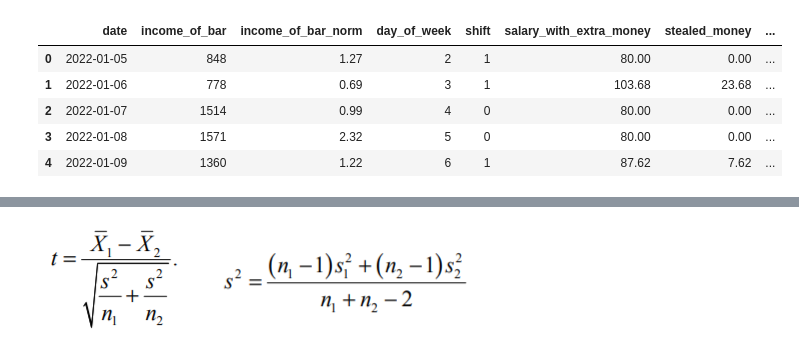
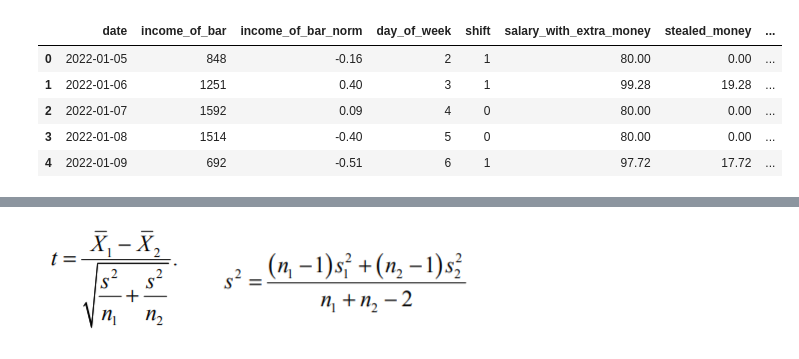
Before and after one commit to Aleksandr-ds17/EDA_Vizual, a Jupyter notebook: Theft/stealing_model.ipynb, the cells around one changed output, grey strips where cells are left out. Cells and saved outputs as stored; diff of their text form; code cells hidden in the pictures.

```diff
--- a/Theft/stealing_model.ipynb
+++ b/Theft/stealing_model.ipynb
@@ -13,40 +13,40 @@ warnings.filterwarnings("ignore", category=FutureWarning)
 np.random.seed(42)
 
 # creating data
 start_date, end_date = datetime(2022, 1, 5), datetime(2022, 11, 5)
 df = pd.DataFrame({'date': [start_date + timedelta(days=i) for i in range((end_date - start_date).days + 1)]})
 # creating income
-value_intervals = {0: range(300, 351), 1: range(310, 370), 2: range(810, 850), 3: range(750, 800),
-                   4: range(1500, 1600), 5: range(1500, 1600), 6: range(1300, 1400)}
+value_intervals = {0: range(300, 351), 1: range(310, 360), 2: range(810, 850), 3: range(1200, 1300),
+                   4: range(1500, 1600), 5: range(1500, 1600), 6: range(650, 700)}
 df['income_of_bar'] = df['date'].dt.weekday.map(lambda x: np.random.choice(value_intervals[x]))
 # to bring it to normal distribution
 transformed_values = {}
 for key, value_range in value_intervals.items():
     quantiles = np.linspace(0, 1, len(value_range))
     transformed_values[key] = [round(norm.ppf(q), 2) for q in quantiles]
 df['income_of_bar_norm'] = df['date'].dt.weekday.map(lambda x: np.random.choice(transformed_values[x]))
 
 df['day_of_week'] = df['date'].dt.day_of_week
 
 # work shift 2 work 2 off
 sequence = cycle([1, 1, 0, 0])
 df['shift'] = [next(sequence) for i in range(len(df))]
 
 # if it is Thursday and after, and one of the person steals money + 40 % of his salary
 df['salary_with_extra_money'] = df.apply(lambda row: 80 if (row['day_of_week'] < 3 or row['shift'] == 0) else 80 * np.random.uniform(1, 1.4), axis=1).apply(lambda x: round(x, 2))
 
 # to check stealed money
 df['stealed_money'] = df['salary_with_extra_money'] - 80
 df['inc_after'] = df['income_of_bar'] - df['stealed_money']
 
 df.head()
 # %% [output]
 |  | date | income_of_bar | income_of_bar_norm | day_of_week | shift | salary_with_extra_money | stealed_money | ... |
-| 0 | 2022-01-05 | 848 | 1.27 | 2 | 1 | 80.00 | 0.00 | ... |
-| 1 | 2022-01-06 | 778 | 0.69 | 3 | 1 | 103.68 | 23.68 | ... |
-| 2 | 2022-01-07 | 1514 | 0.99 | 4 | 0 | 80.00 | 0.00 | ... |
-| 3 | 2022-01-08 | 1571 | 2.32 | 5 | 0 | 80.00 | 0.00 | ... |
-| 4 | 2022-01-09 | 1360 | 1.22 | 6 | 1 | 87.62 | 7.62 | ... |
+| 0 | 2022-01-05 | 848 | -0.16 | 2 | 1 | 80.00 | 0.00 | ... |
+| 1 | 2022-01-06 | 1251 | 0.40 | 3 | 1 | 99.28 | 19.28 | ... |
+| 2 | 2022-01-07 | 1592 | 0.09 | 4 | 0 | 80.00 | 0.00 | ... |
+| 3 | 2022-01-08 | 1514 | -0.40 | 5 | 0 | 80.00 | 0.00 | ... |
+| 4 | 2022-01-09 | 692 | -0.51 | 6 | 1 | 97.72 | 17.72 | ... |
 # %%
 fig, ax = plt.subplots(figsize=(9, 5), facecolor = '#B9B7BD')
 sns.lineplot(df[df['shift'] == 0], x = 'day_of_week', y = 'inc_after')
```
Also changed, not shown: parts of 4 cells of this notebook.
